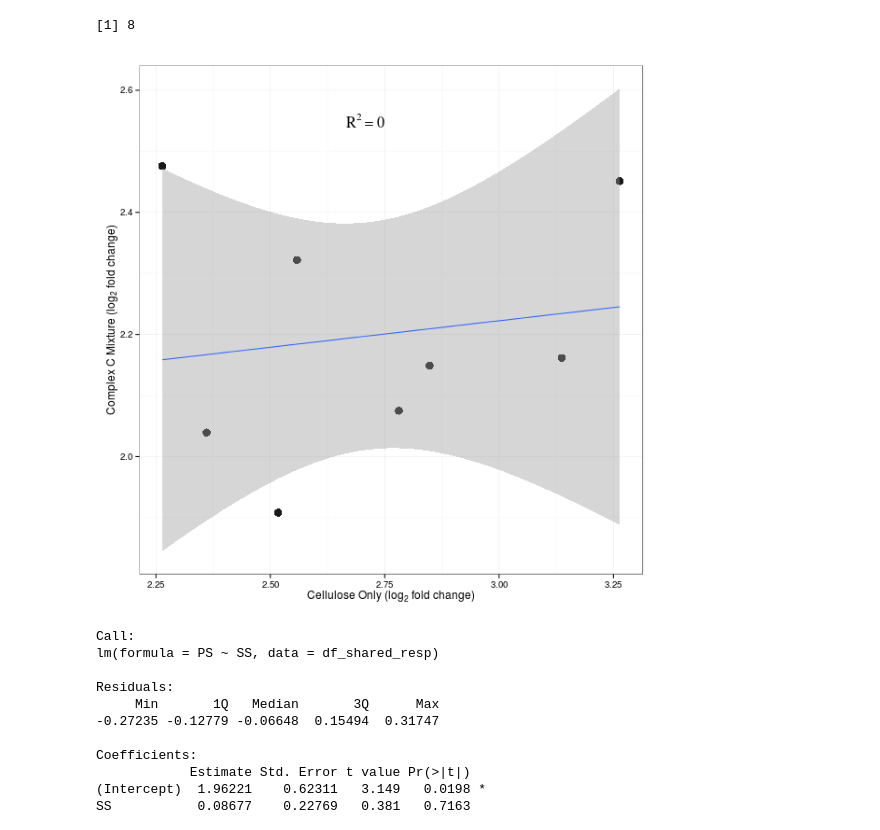
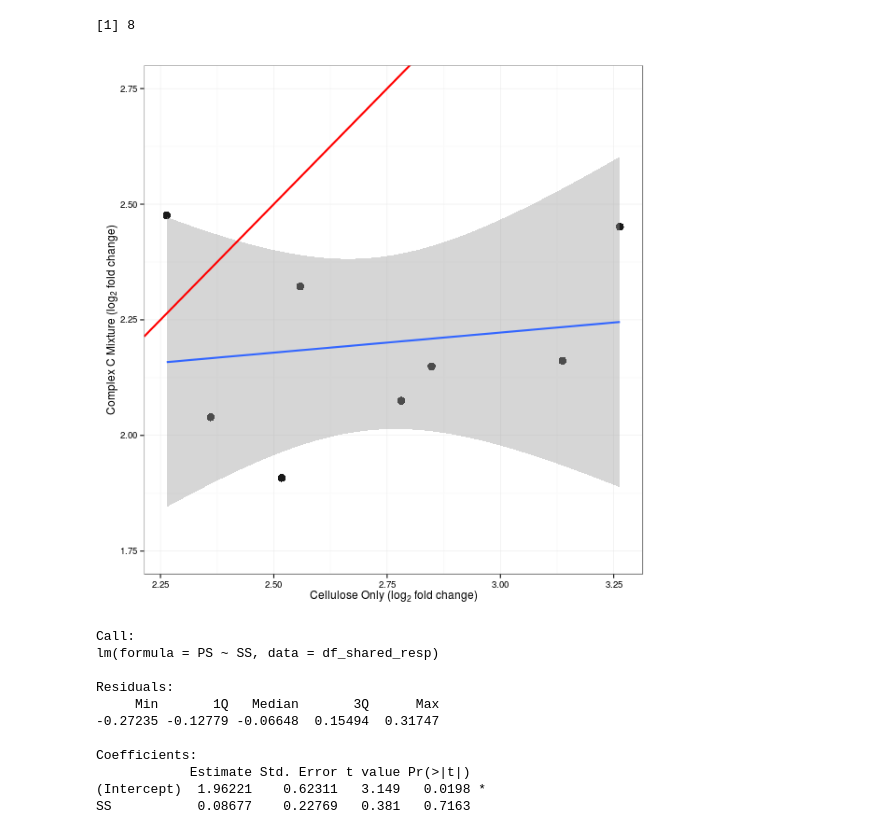
Before and after one commit to acampbellina/single_substrate, a Jupyter notebook: LinReg_only_respdrs.ipynb, the cells around one changed output. Drawn from its saved outputs; the diff is of its cells as text; code cells hidden in the pictures.

```diff
--- a/LinReg_only_respdrs.ipynb
+++ b/LinReg_only_respdrs.ipynb
@@ -224,24 +221,27 @@ nrow (df_shared_resp)
 # %%
 %%R -h 600 -w 600
 
 p2 = ggplot(df_shared_resp, aes(y = PS, x = SS))
 
 p2 = p2 + geom_point(alpha = 0.9, size = 4, color = "black")
 
 #p = p + geom_abline(aes(intercept=0.2443, slope=0.5147), data=d)
 
-p2 = p2 + stat_smooth(method = "lm", aes(group = 1))
+p2 = p2 + stat_smooth(method = "lm", aes(group = 1), size = 1)
 
 p2 = p2 + labs(x = expression(paste("Cellulose Only (", log[2]," fold change)",sep="")),
             y = expression(paste("Complex C Mixture (", log[2]," fold change)",sep=""))
               )
 
 p2 = p2 + theme_bw()
-p2 = p2 + annotate("text", x=2.75, y=2.55, label = "R^{2}==0", hjust=1, size=5.75, family="Times", parse=TRUE)
+p2 = p2 + geom_abline(intercept=0, slope=1, color = "red", size = 1)
+p2 = p2 + scale_y_continuous(limit = c(1.75, 2.75), breaks = c(1.75, 2, 2.25, 2.5,
+                                                           2.75))
+#p2 = p2 + annotate("text", x=2.75, y=2.55, label = "R^{2}==0", hjust=1, size=5.75, family="Times", parse=TRUE)
 
 p2
 # %% [output]
-[figure, old version]
+[figure, new version]
 # %%
 %%R
 fit = lm(PS ~ SS, df_shared_resp)
```
Also changed, not shown: parts of 1 cell of this notebook, 3 other files.
